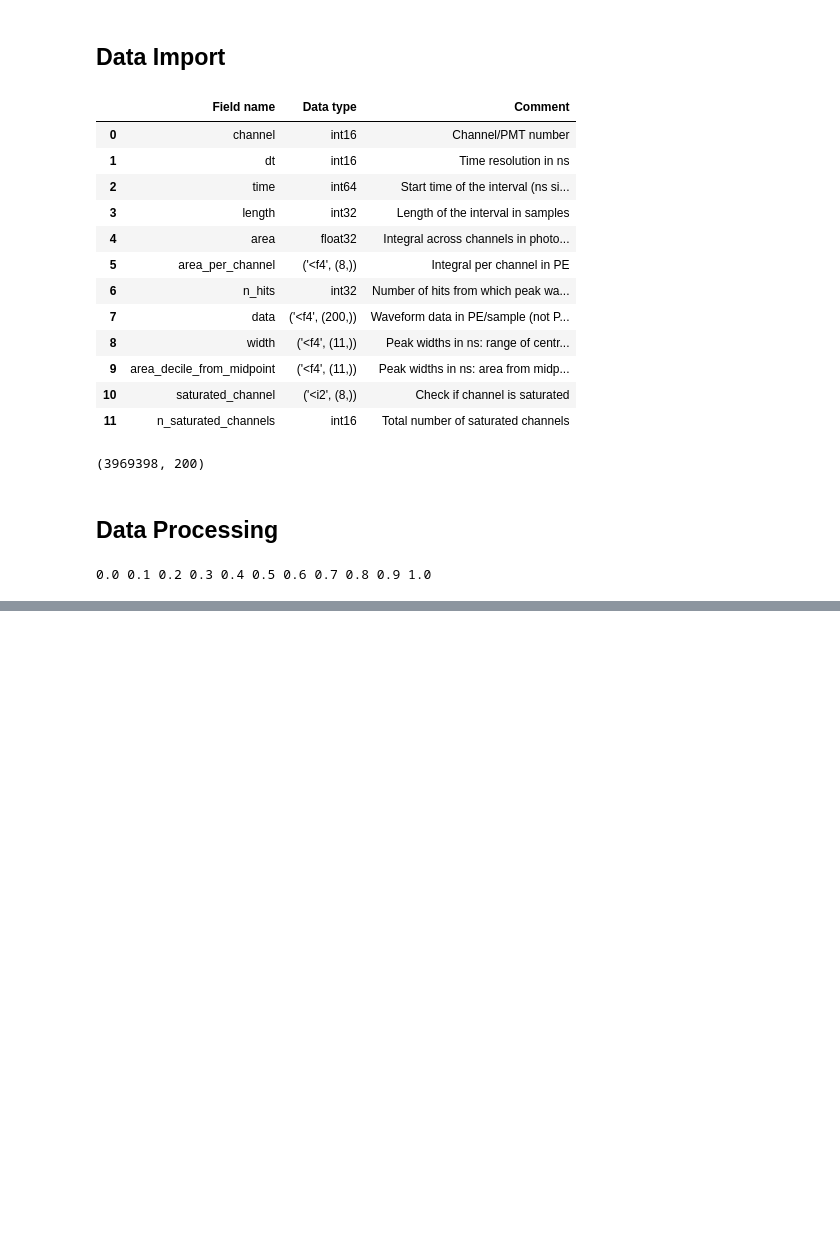
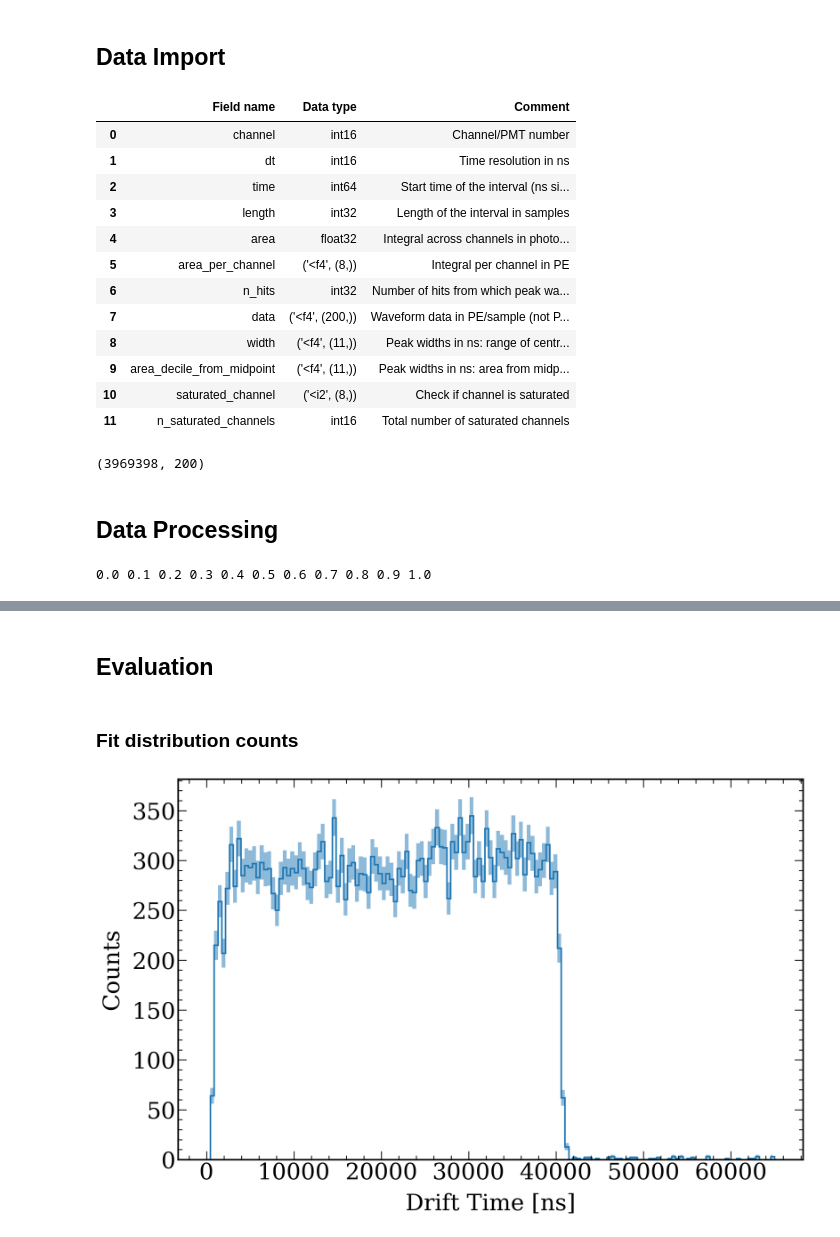
Before and after one commit to AG-Schumann/Xebra_Measurements_Analysis, a Jupyter notebook: Z_Position/Z_Position_Kr-83m.ipynb, the cells around one changed output, grey strips where cells are left out. Cells and saved outputs as stored; diff of their text form; code cells hidden in the pictures; blank space fills up the shorter version.

Commit message:
Attempted fit drift time.

```diff
--- a/Z_Position/Z_Position_Kr-83m.ipynb
+++ b/Z_Position/Z_Position_Kr-83m.ipynb
@@ -155,0 +124,74 @@ def linbox(x, a, b):
+# %% [markdown]
+## Evaluation
+# %% [markdown]
+### Fit distribution counts
+# %%
+#############################################
+## Set plot styles:
+#############################################
+
+fig=plt.figure(figsize=(16, 10), dpi=150)
+
+# Text options
+#plt.rc('text', usetex=True)
+plt.rc('font', family='serif')
+
+# Labels
+label_size = 32.5 #25
+label_pad = 13 #10
+title_size = 39 #30
+title_pad = 26 #20
+
+# Axes Parameters
+axes = plt.gca()
+axes.tick_params(axis='both')
+
+# Axes ---> Linewidth
+for axis in ['top','bottom','left','right']:
+    axes.spines[axis].set_linewidth(2.2)
+
+# Axes ---> Ticks
+axes.xaxis.set_minor_locator(AutoMinorLocator(5))
+plt.tick_params(which='minor', direction='in', labelsize=label_size, top=True, right=True, width=1.2, length=6)
+axes.yaxis.set_minor_locator(AutoMinorLocator(5))
+plt.tick_params(which='minor', direction='in', labelsize=label_size, top=True, right=True, width=1.2, length=6)
+plt.tick_params(which='major', direction='in', labelsize=label_size, top=True, right=True, width=1.2, length=12)
+
+# Grid
+#plt.grid(True)
+
+#############################################
+## Plot specific settings and plot data
+#############################################
+
+# Data plot
+time_limit = 65000 # 65000 for E_D = 50 V/cm
+
+bins = 150
+bins_x = np.linspace(0,time_limit,bins)
+bins_x_center = (bins_x[1:] + bins_x[:-1])/2
+bin_fullwidths = (bins_x[1:] - bins_x[:-1])
+
+counts,_, patches = plt.hist(Kr_drifttime, bins=bins_x, density = False,
+                             histtype='step', linewidth = 2.2, color = 'C0')
+
+plt.fill_between(bins_x_center, counts - np.sqrt(counts), counts + np.sqrt(counts),
+                 facecolor='C0', alpha=0.5, step = 'mid')
+
+plt.xlabel('Drift Time [ns]', fontsize = label_size, labelpad = label_pad)
+plt.ylabel('Counts', fontsize = label_size, labelpad = label_pad)
+
+#plt.xlim(0, time_limit)
+plt.ylim(bottom = 0)
+
+'''# Legend
+leg = plt.legend(loc=2, bbox_to_anchor=(0.01,0.99), fontsize=0.9*label_size, frameon=True, shadow=False, edgecolor='black', fancybox=False)
+#leg = plt.legend(loc=1, bbox_to_anchor=(0.99,0.99), fontsize=0.9*label_size, frameon=True, shadow=False, edgecolor='black', fancybox=False)
+for line in leg.get_lines(): # enumerated
+    line.set_linewidth(4)
+leg.get_frame().set_linewidth(2.5)'''
+
+fig.savefig(filenameprefix+"_drifttime.png")
+plt.show()
+# %% [output]
+[figure, added]
```
Also changed, not shown: parts of 13 cells of this notebook, 2 other files.
